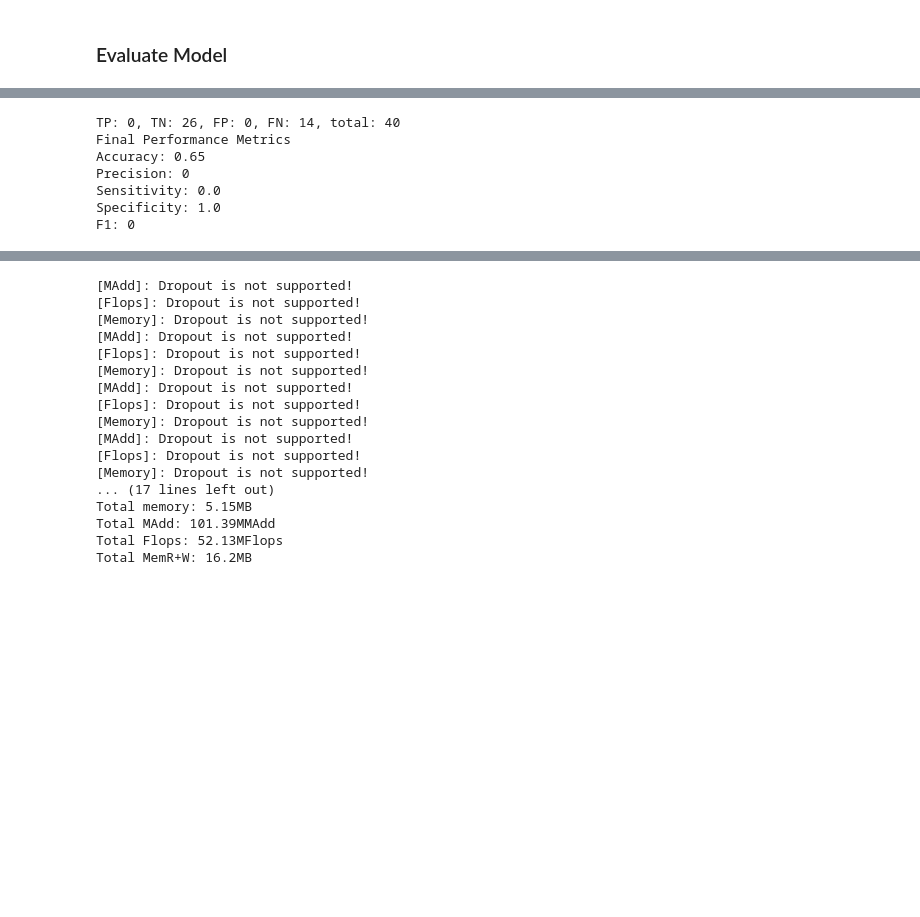
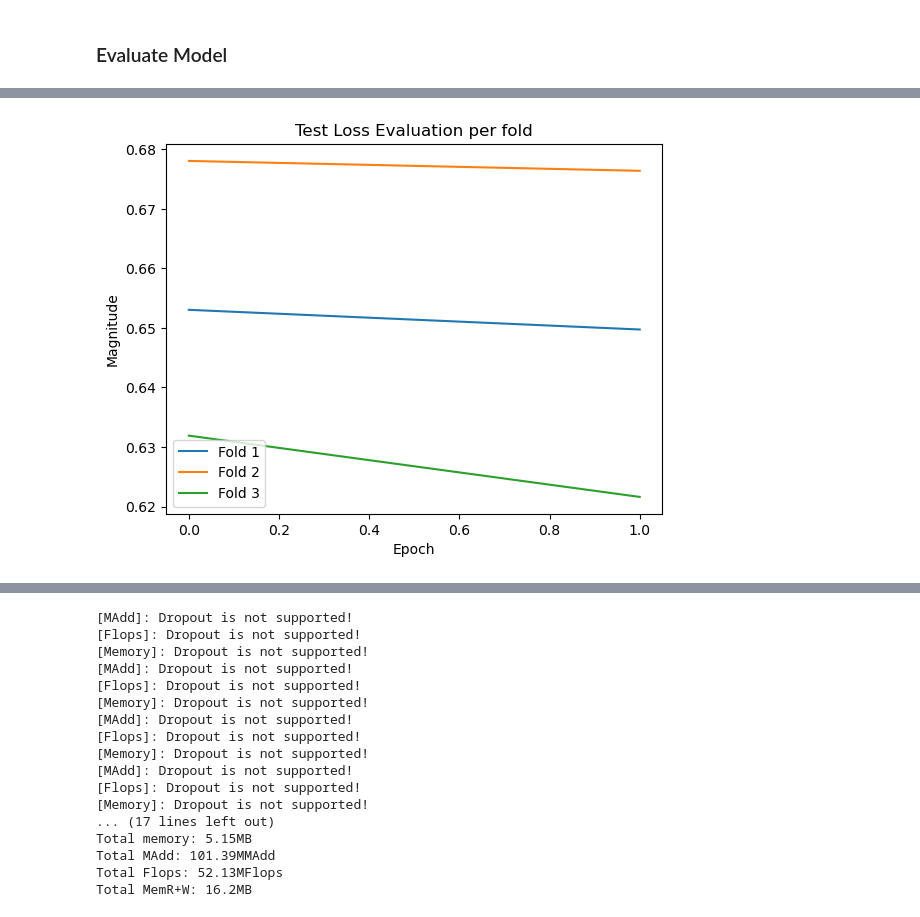
Before and after one commit to IrishMorales/lightweight-cnn-for-bone-metastasis, a Jupyter notebook: base-cnn.ipynb, the cells around one changed output, grey strips where cells are left out. Drawn from its saved outputs; the diff is of its cells as text; code cells hidden in the pictures; blank space fills up the shorter version.

```diff
--- a/base-cnn.ipynb
+++ b/base-cnn.ipynb
@@ -286,60 +366,12 @@ plt.show()
-# %%
-# Evaluation
-true_pos = 0
-true_neg = 0
-false_pos = 0
-false_neg = 0
-total = 0
-
-with torch.no_grad():
-    for batch_index, batch_data in enumerate(dataloaders['test']):
-        # Get the inputs; data is a list of [images, labels]
-        images, labels = batch_data
-
-        # Forward pass
-        predictions = model(images)
-
-        # Set total and correct
-        _, predicted = torch.max(input=predictions, dim=1) # Get list of predicted classes
-
-        # Get how many classes there were in this batch
-        total += labels.size(0)
-
-        # Get true positive, true negative, false positive, and false negative counts
-        for index in range(len(labels)):
-            true_pos = true_pos+1 if (predicted[index] == 1 and labels[index] == 1) else true_pos
-            true_neg = true_neg+1 if (predicted[index] == 0 and labels[index] == 0) else true_neg
-            false_pos = false_pos+1 if (predicted[index] == 1 and labels[index] == 0) else false_pos
-            false_neg = false_neg+1 if (predicted[index] == 0 and labels[index] == 1) else false_neg
-
-print(f"TP: {true_pos}, TN: {true_neg}, FP: {false_pos}, FN: {false_neg}, total: {total}")
-print("Final Performance Metrics")
-
-# Get evaluation metrics
-# accuracy: (tp + tn) / (p + n)
-accuracy = (true_pos + true_neg)/total if total != 0 else 0
-print(f"Accuracy: {accuracy}")
-
-# precision tp / (tp + fp)
-precision = true_pos/(true_pos + false_pos) if (true_pos + false_pos) != 0 else 0
-print(f"Precision: {precision}")
-
-# sensitivity: tp / (tp + fn)
-sensitivity = true_pos/(true_pos + false_neg) if (true_pos + false_neg) != 0 else 0
-print(f"Sensitivity: {sensitivity}")
-
-# specificity: tn / (tn + fp)
-specificity = true_neg/(true_neg + false_pos) if (true_neg + false_pos) != 0 else 0
-print(f"Specificity: {specificity}")
-
-# f1: 2(precision * recall)/(precision + recall)
-f1 = 2 * (precision * sensitivity)/(precision + sensitivity) if (precision + sensitivity) != 0 else 0
-print(f"F1: {f1}")
-# %% [output]
-TP: 0, TN: 26, FP: 0, FN: 14, total: 40
-Final Performance Metrics
-Accuracy: 0.65
-Precision: 0
-Sensitivity: 0.0
-Specificity: 1.0
-F1: 0
+# %%
+# Plot test losses
+ax = plt.axes()
+for fold_losses in test_losses:
+    plt.plot(fold_losses)
+plt.title('Test Loss Evaluation per fold')
+plt.xlabel('Epoch')
+plt.ylabel('Magnitude')
+plt.legend(['Fold ' + str(x) for x in range(1, 11)])
+plt.show()
+# %% [output]
+[figure, added]
```
Also changed, not shown: parts of 18 cells of this notebook, 2 other files.
